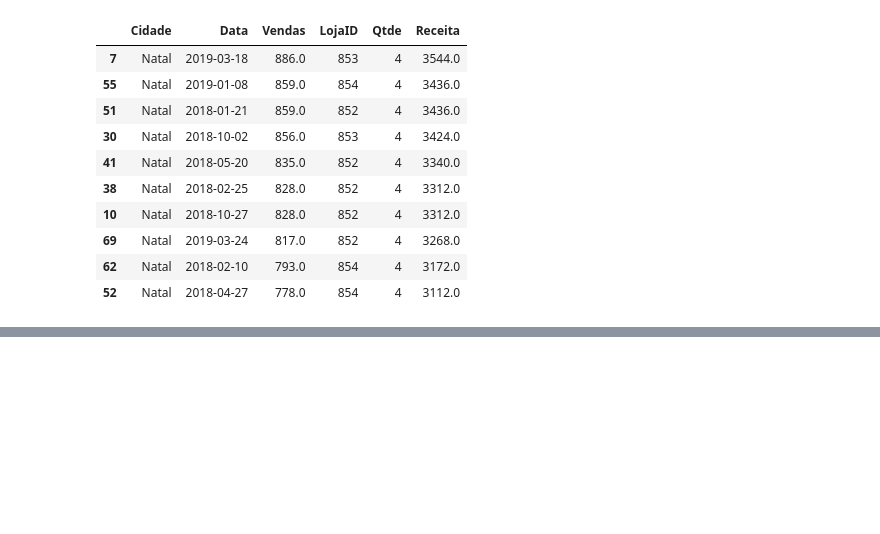
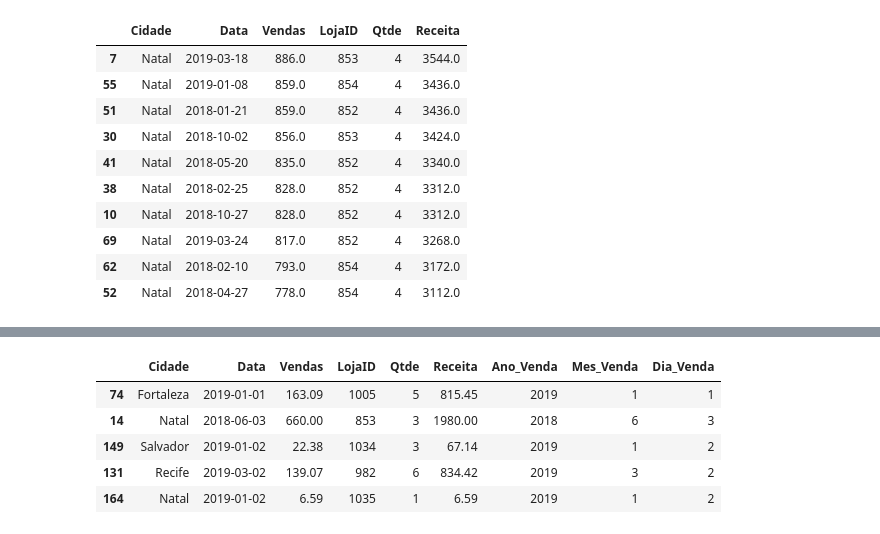
Before and after one commit to luisriego/An-lise-de-dados-com-Python-e-Pandas, a Jupyter notebook: excel_init.ipynb, the cells around one changed output, grey strips where cells are left out. Drawn from its saved outputs; the diff is of its cells as text; code cells hidden in the pictures; blank space fills up the shorter version.

```diff
--- a/excel_init.ipynb
+++ b/excel_init.ipynb
@@ -131,0 +188,9 @@ df.sort_values("Receita",ascending=False).head(10)
+# %%
+df.sample(5)
+# %% [output]
+|  | Cidade | Data | Vendas | LojaID | Qtde | Receita | Ano_Venda | Mes_Venda | Dia_Venda |
+| 74 | Fortaleza | 2019-01-01 | 163.09 | 1005 | 5 | 815.45 | 2019 | 1 | 1 |
+| 14 | Natal | 2018-06-03 | 660.00 | 853 | 3 | 1980.00 | 2018 | 6 | 3 |
+| 149 | Salvador | 2019-01-02 | 22.38 | 1034 | 3 | 67.14 | 2019 | 1 | 2 |
+| 131 | Recife | 2019-03-02 | 139.07 | 982 | 6 | 834.42 | 2019 | 3 | 2 |
+| 164 | Natal | 2019-01-02 | 6.59 | 1035 | 1 | 6.59 | 2019 | 1 | 2 |
```
Also changed, not shown: parts of 26 cells of this notebook.
